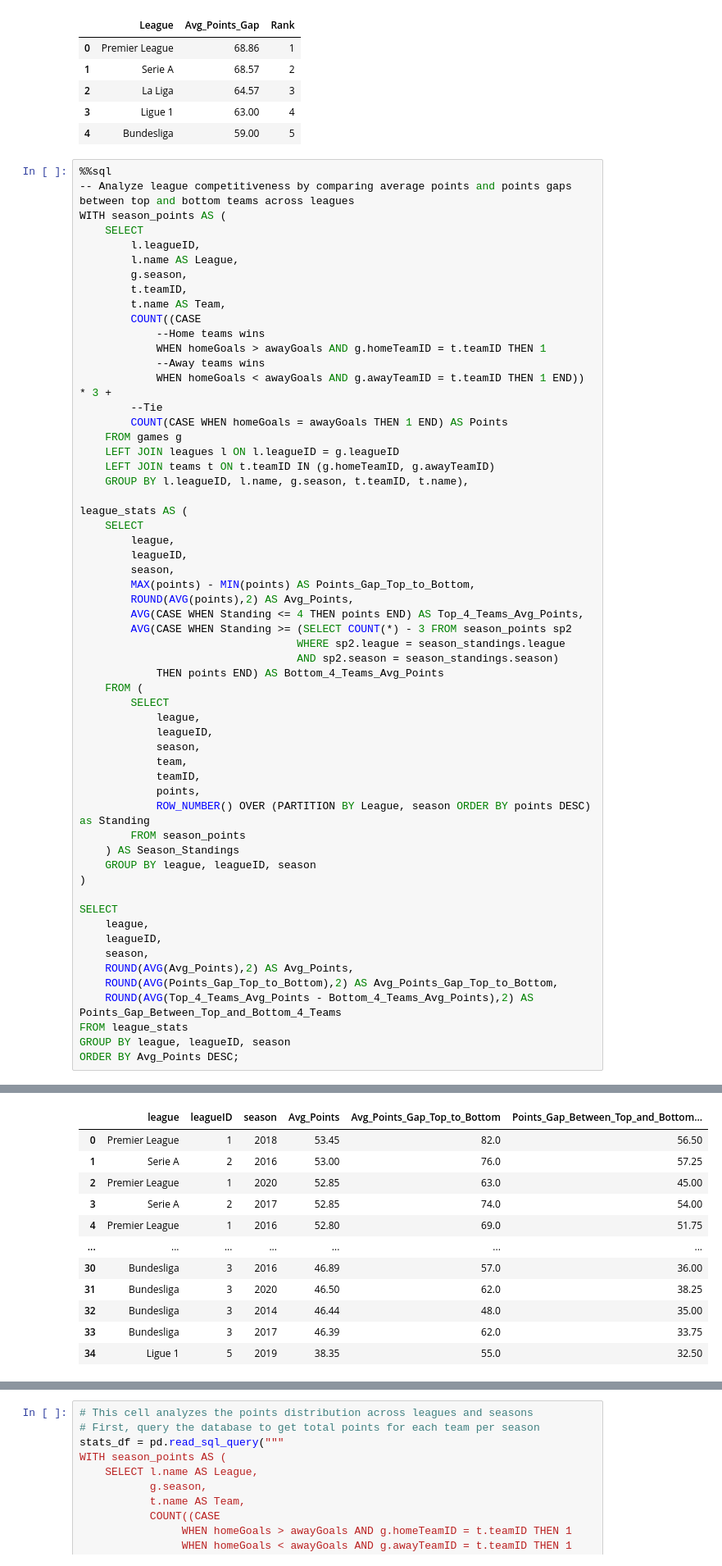
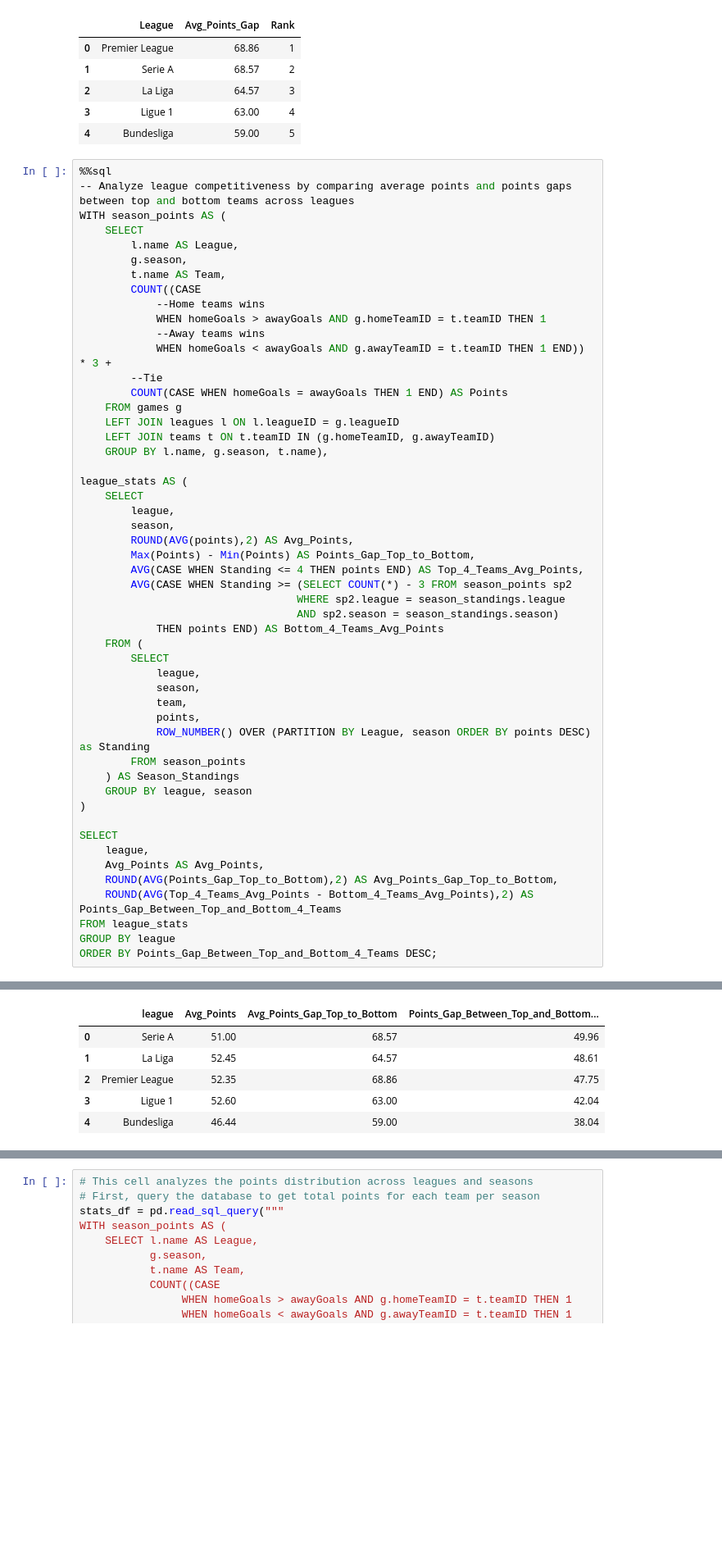
Before and after one commit to Zaki978/European-Soccer-SQL-Data-Project, a Jupyter notebook: EU Football SQL Project.ipynb, the cells around one changed output, grey strips where cells are left out. Shown at 82% size. Saved outputs shown, nothing was run; the diff lists cells and outputs as text; blank space fills up the shorter version.

Commit message:
Fixing Avg Point Gap Query

```diff
--- a/EU Football SQL Project.ipynb
+++ b/EU Football SQL Project.ipynb
@@ -724,10 +734,8 @@ ORDER BY Avg_Points_Gap DESC
 -- Analyze league competitiveness by comparing average points and points gaps between top and bottom teams across leagues
 WITH season_points AS (
     SELECT
-        l.leagueID,
         l.name AS League,
         g.season,
-        t.teamID,
         t.name AS Team,
         COUNT((CASE
             --Home teams wins
@@ -739,55 +747,44 @@ WITH season_points AS (
     FROM games g
     LEFT JOIN leagues l ON l.leagueID = g.leagueID
     LEFT JOIN teams t ON t.teamID IN (g.homeTeamID, g.awayTeamID)
-    GROUP BY l.leagueID, l.name, g.season, t.teamID, t.name),
+    GROUP BY l.name, g.season, t.name),
 
 league_stats AS (
     SELECT
         league,
-        leagueID,
         season,
-        MAX(points) - MIN(points) AS Points_Gap_Top_to_Bottom,
         ROUND(AVG(points),2) AS Avg_Points,
+        Max(Points) - Min(Points) AS Points_Gap_Top_to_Bottom,
         AVG(CASE WHEN Standing <= 4 THEN points END) AS Top_4_Teams_Avg_Points,
         AVG(CASE WHEN Standing >= (SELECT COUNT(*) - 3 FROM season_points sp2
                                   WHERE sp2.league = season_standings.league
                                   AND sp2.season = season_standings.season)
             THEN points END) AS Bottom_4_Teams_Avg_Points
     FROM (
         SELECT
             league,
-            leagueID,
             season,
             team,
-            teamID,
             points,
             ROW_NUMBER() OVER (PARTITION BY League, season ORDER BY points DESC) as Standing
         FROM season_points
     ) AS Season_Standings
-    GROUP BY league, leagueID, season
+    GROUP BY league, season
 )
 
 SELECT
     league,
-    leagueID,
-    season,
-    ROUND(AVG(Avg_Points),2) AS Avg_Points,
+    Avg_Points AS Avg_Points,
     ROUND(AVG(Points_Gap_Top_to_Bottom),2) AS Avg_Points_Gap_Top_to_Bottom,
     ROUND(AVG(Top_4_Teams_Avg_Points - Bottom_4_Teams_Avg_Points),2) AS Points_Gap_Between_Top_and_Bottom_4_Teams
 FROM league_stats
-GROUP BY league, leagueID, season
-ORDER BY Avg_Points DESC;
+GROUP BY league
+ORDER BY Points_Gap_Between_Top_and_Bottom_4_Teams DESC;
 # %% [output]
  * sqlite:///football_database.db
-|  | league | leagueID | season | Avg_Points | Avg_Points_Gap_Top_to_Bottom | Points_Gap_Between_Top_and_Bottom... |
-| 0 | Premier League | 1 | 2018 | 53.45 | 82.0 | 56.50 |
-| 1 | Serie A | 2 | 2016 | 53.00 | 76.0 | 57.25 |
-| 2 | Premier League | 1 | 2020 | 52.85 | 63.0 | 45.00 |
-| 3 | Serie A | 2 | 2017 | 52.85 | 74.0 | 54.00 |
-| 4 | Premier League | 1 | 2016 | 52.80 | 69.0 | 51.75 |
-| ... | ... | ... | ... | ... | ... | ... |
-| 30 | Bundesliga | 3 | 2016 | 46.89 | 57.0 | 36.00 |
-| 31 | Bundesliga | 3 | 2020 | 46.50 | 62.0 | 38.25 |
-| 32 | Bundesliga | 3 | 2014 | 46.44 | 48.0 | 35.00 |
-| 33 | Bundesliga | 3 | 2017 | 46.39 | 62.0 | 33.75 |
-| 34 | Ligue 1 | 5 | 2019 | 38.35 | 55.0 | 32.50 |
+|  | league | Avg_Points | Avg_Points_Gap_Top_to_Bottom | Points_Gap_Between_Top_and_Bottom... |
+| 0 | Serie A | 51.00 | 68.57 | 49.96 |
+| 1 | La Liga | 52.45 | 64.57 | 48.61 |
+| 2 | Premier League | 52.35 | 68.86 | 47.75 |
+| 3 | Ligue 1 | 52.60 | 63.00 | 42.04 |
+| 4 | Bundesliga | 46.44 | 59.00 | 38.04 |
```
Also changed, not shown: parts of 3 cells of this notebook.
